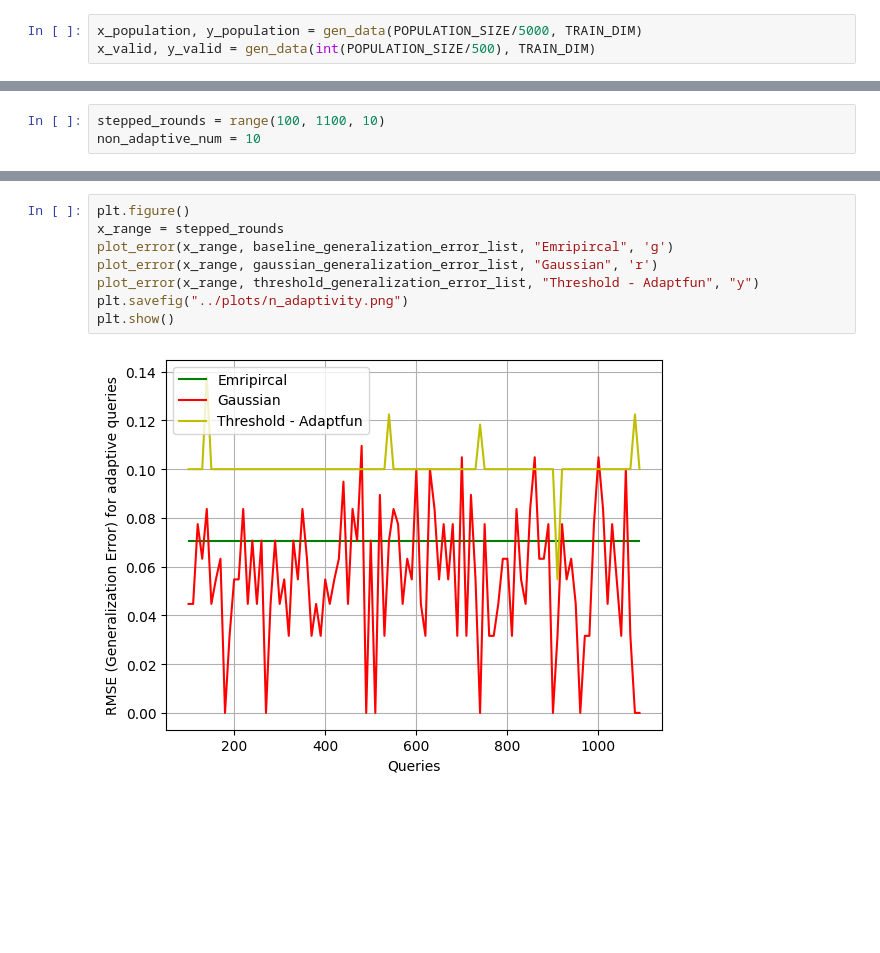
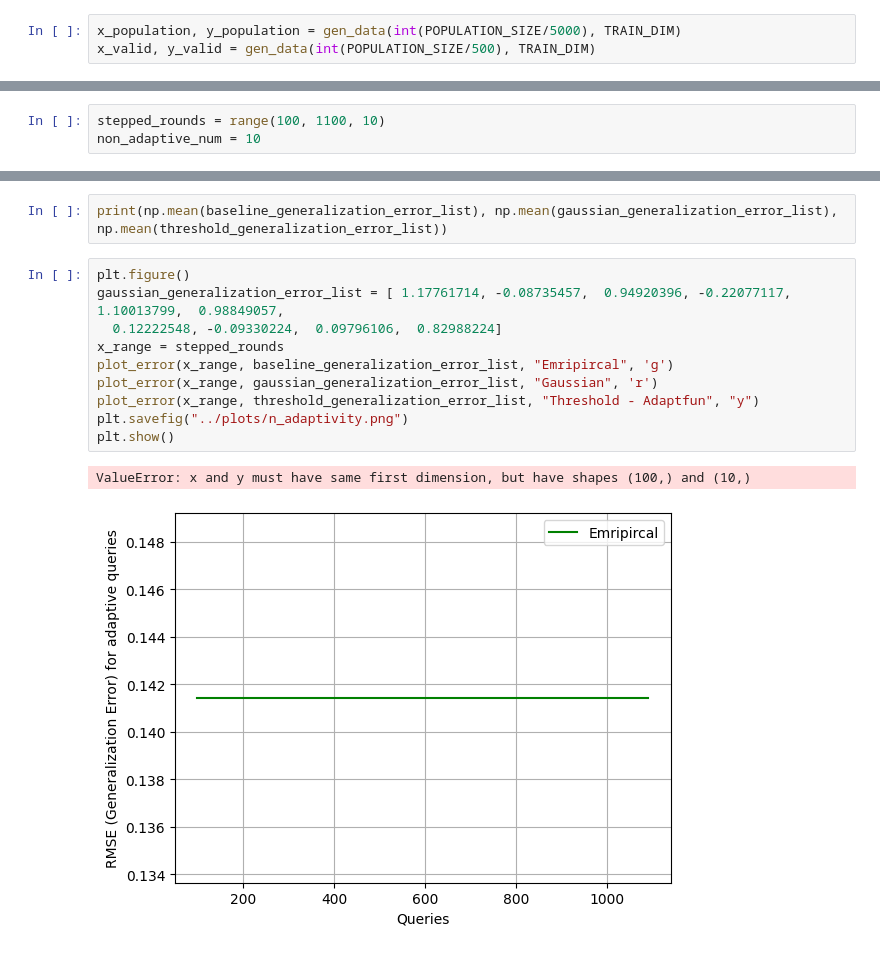
Before and after one commit to jiawenliu/AdaptivityAnalysis, a Jupyter notebook: eval/benchmark/sklearn/mechanized-model/eval_script_n.ipynb, the cells around one changed output, grey strips where cells are left out. Saved outputs shown, nothing was run; the diff lists cells and outputs as text; blank space fills up the shorter version.

```diff
--- a/eval/benchmark/sklearn/mechanized-model/eval_script_n.ipynb
+++ b/eval/benchmark/sklearn/mechanized-model/eval_script_n.ipynb
@@ -161,5 +161,5 @@ def gen_valid(n, d, seed = None):
     data_y = np.random.choice([0, 1], n, p=[1 -p, p])
     return data, data_y
 # %%
-x_population, y_population = gen_data(POPULATION_SIZE/5000, TRAIN_DIM)
+x_population, y_population = gen_data(int(POPULATION_SIZE/5000), TRAIN_DIM)
 x_valid, y_valid = gen_data(int(POPULATION_SIZE/500), TRAIN_DIM)
@@ -282,10 +283,15 @@ in Threshold Mechanized Logistic Regression
+# %%
+print(np.mean(baseline_generalization_error_list), np.mean(gaussian_generalization_error_list), np.mean(threshold_generalization_error_list))
 # %%
 plt.figure()
+gaussian_generalization_error_list = [ 1.17761714, -0.08735457,  0.94920396, -0.22077117,  1.10013799,  0.98849057,
+  0.12222548, -0.09330224,  0.09796106,  0.82988224]
 x_range = stepped_rounds
 plot_error(x_range, baseline_generalization_error_list, "Emripircal", 'g')
 plot_error(x_range, gaussian_generalization_error_list, "Gaussian", 'r')
 plot_error(x_range, threshold_generalization_error_list, "Threshold - Adaptfun", "y")
 plt.savefig("../plots/n_adaptivity.png")
 plt.show()
 # %% [output]
+ValueError: x and y must have same first dimension, but have shapes (100,) and (10,)
-[figure, old version]
+[figure, new version]
```
Also changed, not shown: parts of 4 cells of this notebook, 2 other files.
